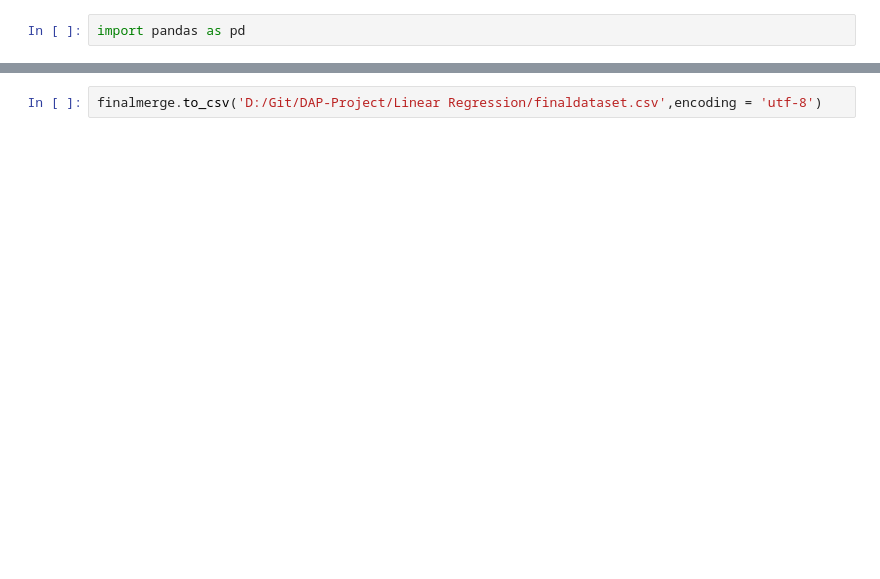
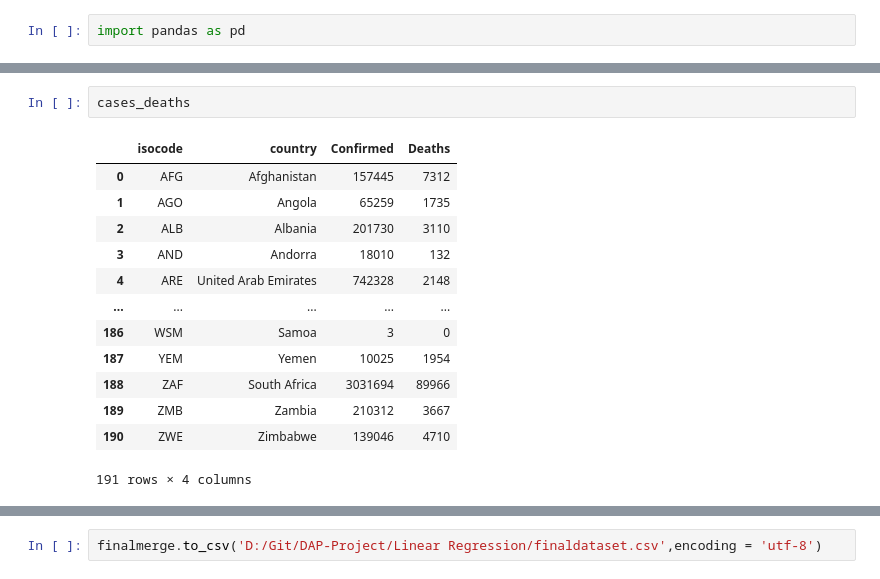
Before and after one commit to polinaprinii/DAP-Project, a Jupyter notebook: Linear Regression/Final Dataset.ipynb, the cells around one changed output, grey strips where cells are left out. Saved outputs shown, nothing was run; the diff lists cells and outputs as text; blank space fills up the shorter version.

```diff
--- a/Linear Regression/Final Dataset.ipynb
+++ b/Linear Regression/Final Dataset.ipynb
@@ -33,3 +33,19 @@ merge1
+# %%
+cases_deaths
+# %% [output]
+|  | isocode | country | Confirmed | Deaths |
+| 0 | AFG | Afghanistan | 157445 | 7312 |
+| 1 | AGO | Angola | 65259 | 1735 |
+| 2 | ALB | Albania | 201730 | 3110 |
+| 3 | AND | Andorra | 18010 | 132 |
+| 4 | ARE | United Arab Emirates | 742328 | 2148 |
+| ... | ... | ... | ... | ... |
+| 186 | WSM | Samoa | 3 | 0 |
+| 187 | YEM | Yemen | 10025 | 1954 |
+| 188 | ZAF | South Africa | 3031694 | 89966 |
+| 189 | ZMB | Zambia | 210312 | 3667 |
+| 190 | ZWE | Zimbabwe | 139046 | 4710 |
+191 rows × 4 columns
 # %%
 merge2 = pd.merge(merge1,cases_deaths,how="outer", left_on =["isocode","country"], right_on = ["isocode","country"])
 merge2 = merge2[['isocode','MaxStringencyIndex','MeanStringencyIndex','MaxFacialCoverings','MeanFacialCoverings','MaxStayHome','MeanStayHome','tests','country','Confirmed','Deaths']]
```
Also changed, not shown: parts of 7 cells of this notebook, 1 other file.
